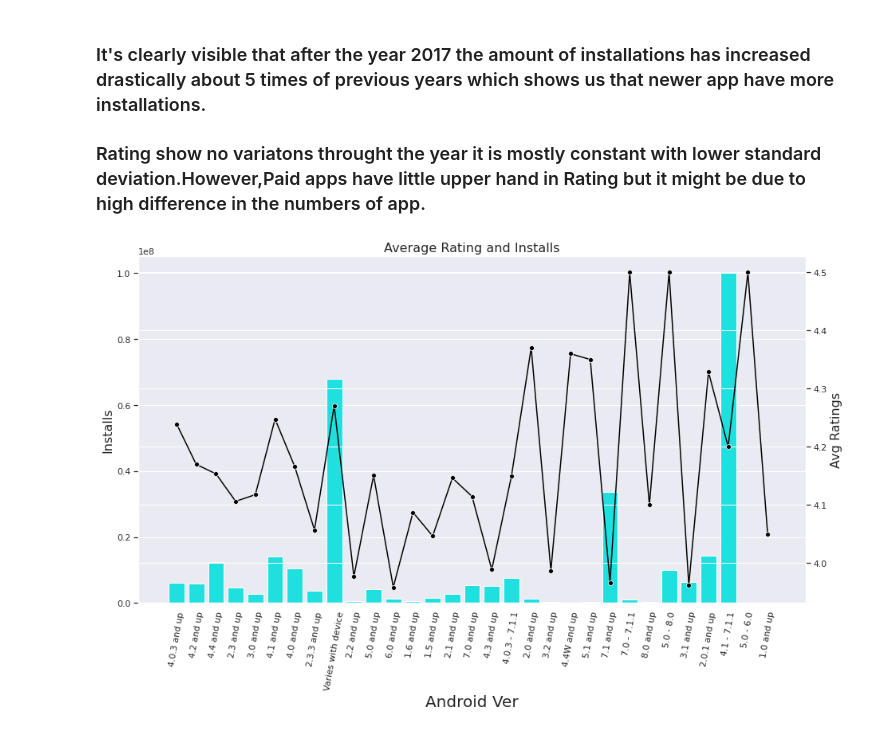
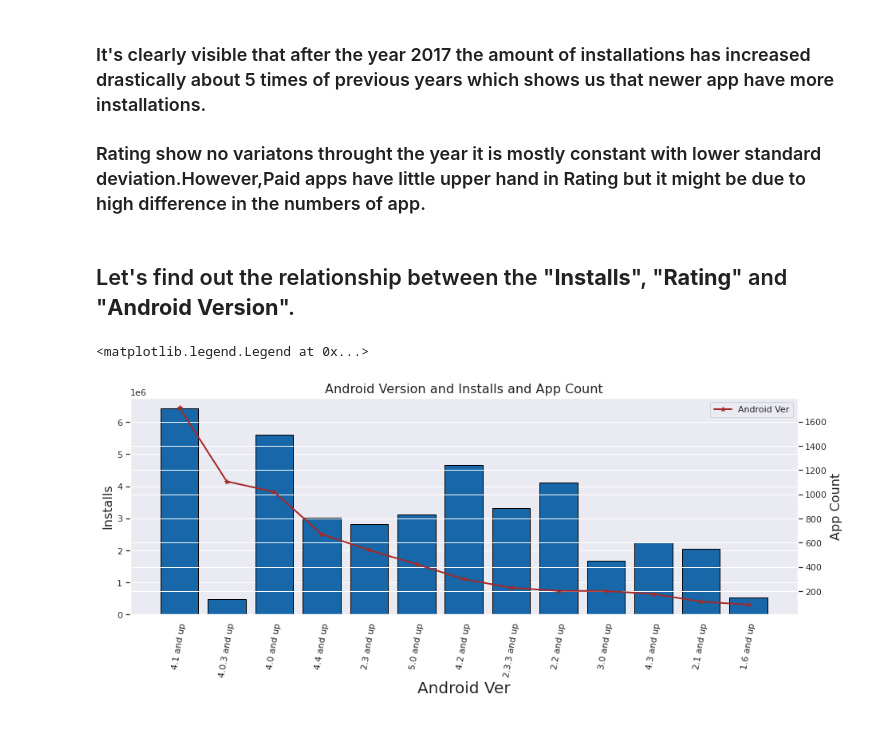
Before and after one commit to priyankashinde-DS/Play_Store_App, a Jupyter notebook: Play_Store_App_Review_Cpastone_Project.ipynb, the cells around one changed output. Saved outputs shown, nothing was run; the diff lists cells and outputs as text; code cells hidden in the pictures.

```diff
--- a/Play_Store_App_Review_Cpastone_Project.ipynb
+++ b/Play_Store_App_Review_Cpastone_Project.ipynb
@@ -408,7 +726,7 @@ Values have an **"$"** within them, which indicates the price of application in
 Eliminating **"$"** will allow us to retain the original data type.
 # %%
 # Remove special symbol $
-play_store_app_data['Price'] = play_store_app_data['Price'].apply(lambda x: x.strip('$'))
+play_store_app_data['Price'] = play_store_app_data['Price'].apply(lambda x: str(x).strip('$'))
 # %%
 # Convert price column into numeric
 play_store_app_data['Price'] = pd.to_numeric(play_store_app_data['Price'])
@@ -595,0 +918,8 @@ A successful app combines three aspects in a smart way: market, user and the pro
+# %%
+ver_less_100=[]  # For Version's count less than 100
+ver_more_100=[]  # For Version's count more than 100
+for i in list(play_store_app_data['Android Ver'].unique()):
+  if (play_store_app_data['Android Ver'][play_store_app_data['Android Ver'] == i].value_counts()).item() < 50:
+    ver_less_100.append(i)
+  else:
+    ver_more_100.append(i)
@@ -595,0 +936,5 @@ A successful app combines three aspects in a smart way: market, user and the pro
+# %%
+# DataFrame For Less than 100 Count
+vercount_less_100=play_store_app_data[play_store_app_data['Android Ver'].isin(ver_less_100)]
+# DataFrame For More than 100 Count
+vercount_more_100=play_store_app_data[play_store_app_data['Android Ver'].isin(ver_more_100)]
@@ -627,10 +1003,15 @@ play_store_app_data[(play_store_app_data['Installs'] >= 5000000) & (play_store_a
 # %%
-plt.figure(figsize=(20,3))
-ax = sns.barplot(x=play_store_app_data['Installs'],y=play_store_app_data['Rating'],hue=play_store_app_data['Content Rating'],palette='cubehelix')
+# barplot for App Installs
+plt.figure(figsize=(20,8))
+sns.set(style='darkgrid')
+ax = sns.barplot(x='Installs',y='Rating',hue='Content Rating',data=play_store_app_data,
+                 palette='afmhot',edgecolor='white',ci=None)
 ax.set_xticklabels(ax.get_xticklabels(), rotation=45,ha='right')
 ax.set_title('Rating vs Installs vs Content Rating ',fontsize=20)
 plt.legend( bbox_to_anchor=(1,1))
-plt.figure(figsize=(20,5))
+plt.figure(figsize=(20,6))
+
+# lineplot for Installs
 axv = sns.lineplot(x='Installs', y='Rating', data=play_store_app_data,hue='Content Rating',
                   style='Content Rating',size='Content Rating',sizes=(1,4),ci=None,
                   markers=True,markersize=12)
@@ -674,24 +1059,26 @@ plt.legend(bbox_to_anchor=(1,1))
 ### It's clearly visible that after the year 2017 the amount of installations has increased drastically about 5 times of previous years which shows us that newer app have more installations.
 
 ### Rating show no variatons throught the year it is mostly constant with lower standard deviation.However,Paid apps have little upper hand in Rating but it might be due to high difference in the numbers of app.
+# %% [markdown]
+## Let's find out the relationship between the "**Installs**", "**Rating**" and "**Android Version**".
 # %%
-#Create combo chart
-fig, ax1 = plt.subplots(figsize=(15,8))
+""" Creating A plot for count of apps for android version is more than 100 with mean installations"""
+sns.set_style('darkgrid')
+fig, ax1 = plt.subplots(figsize=(15,5))
 color='Blue'
 #bar plot creation
-ax1.set_title('Average Rating and Installs', fontsize=16)
+ax1.set_title('Android Version and Installs and App Count', fontsize=16)
 ax1.set_xlabel('Android Ver', fontsize=20)
-ax1.set_ylabel('Avg Installs', fontsize=16)
-ax1 = sns.barplot(x='Android Ver', y='Installs',data=play_store_app_data,ci=None,color='cyan')
-#ax1.tick_params(axis='y')
+ax1.set_ylabel(' Installs', fontsize=16)
+ax1=sns.barplot(x='Android Ver',y='Installs',data=vercount_more_100,color='#0069c0',ci=None,edgecolor='black')
 plt.xticks(rotation=80)
 #specify we want to share the same x-axis
 ax2 = ax1.twinx()
 color = 'tab:red'
 #line plot creation
-ax2.set_ylabel('Avg Ratings', fontsize=16)
-ax2 = sns.lineplot(x='Android Ver', y='Rating',data=play_store_app_data,ci=None,marker='o',
-                   color='Black')
-plt.show()
+ax2.set_ylabel('App Count', fontsize=16)
+ax2 = vercount_more_100['Android Ver'].value_counts().plot(kind='line',marker ='*',color='brown',linewidth=2)
+plt.legend()
 # %% [output]
+<matplotlib.legend.Legend at 0x...>
-[figure, old version]
+[figure, new version]
```
Also changed, not shown: parts of 118 cells of this notebook.
